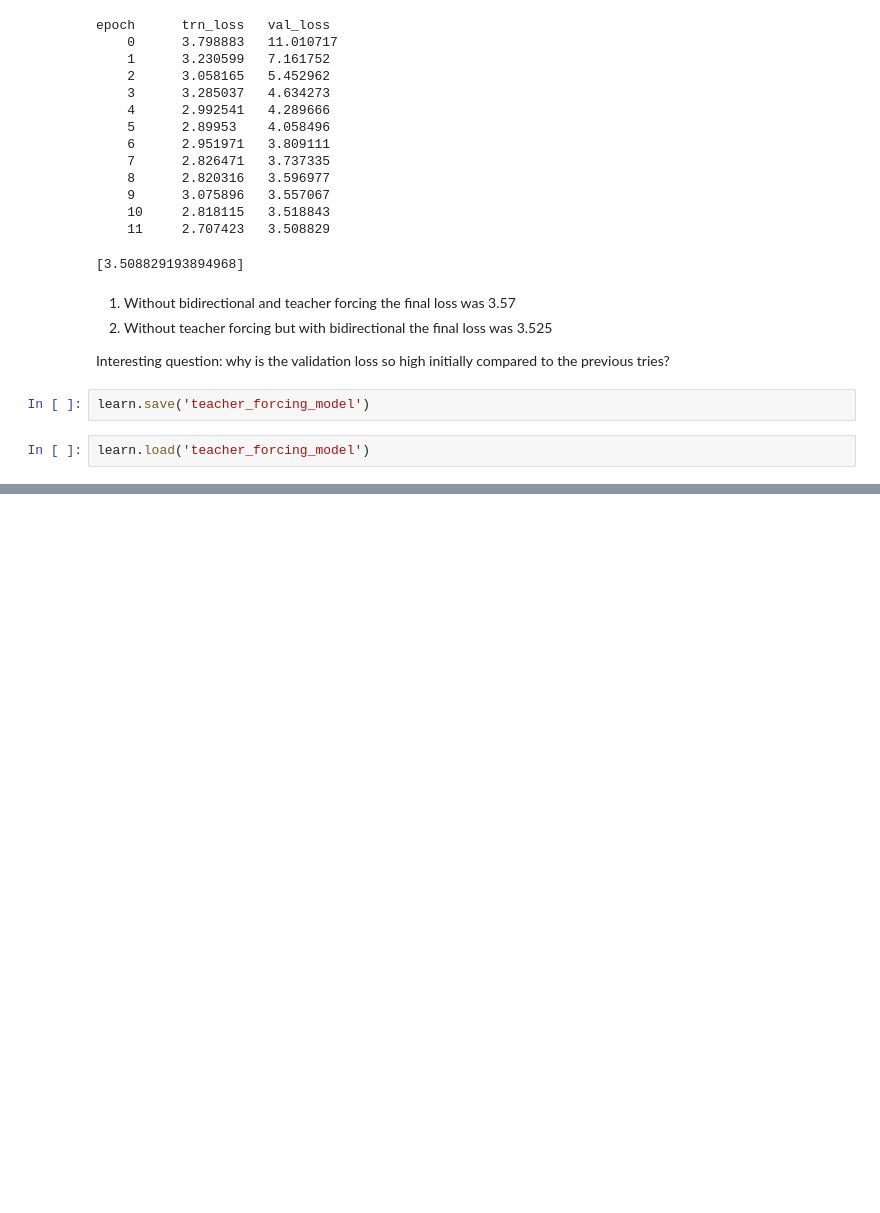
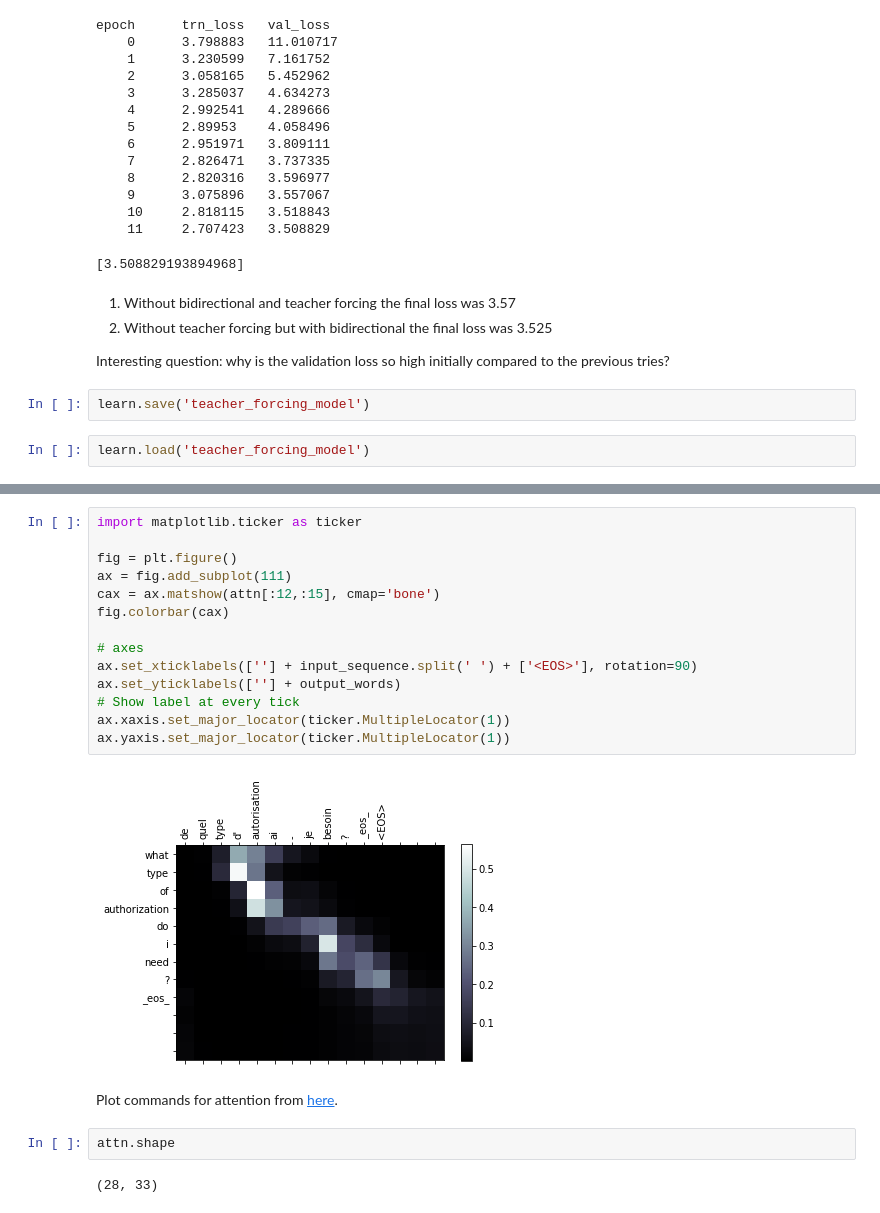
Before and after one commit to aiedward/fastai-1, a Jupyter notebook: Neural translation - seq2seq.ipynb, the cells around one changed output, grey strips where cells are left out. Cells and saved outputs as stored; diff of their text form; blank space fills up the shorter version.

Commit message:
Implemented attention, teacher forcing, and bidirectional encoder

```diff
--- a/Neural translation - seq2seq.ipynb
+++ b/Neural translation - seq2seq.ipynb
@@ -717,0 +1030,22 @@ learn.load('teacher_forcing_model')
+# %%
+import matplotlib.ticker as ticker
+
+fig = plt.figure()
+ax = fig.add_subplot(111)
+cax = ax.matshow(attn[:12,:15], cmap='bone')
+fig.colorbar(cax)
+
+# axes
+ax.set_xticklabels([''] + input_sequence.split(' ') + ['<EOS>'], rotation=90)
+ax.set_yticklabels([''] + output_words)
+# Show label at every tick
+ax.xaxis.set_major_locator(ticker.MultipleLocator(1))
+ax.yaxis.set_major_locator(ticker.MultipleLocator(1))
+# %% [output]
+[figure, added]
+# %% [markdown]
+Plot commands for attention from [here](https://pytorch.org/tutorials/intermediate/seq2seq_translation_tutorial.html#sphx-glr-intermediate-seq2seq-translation-tutorial-py).
+# %%
+attn.shape
+# %% [output]
+(28, 33)
```
Also changed, not shown: parts of 24 cells of this notebook.
